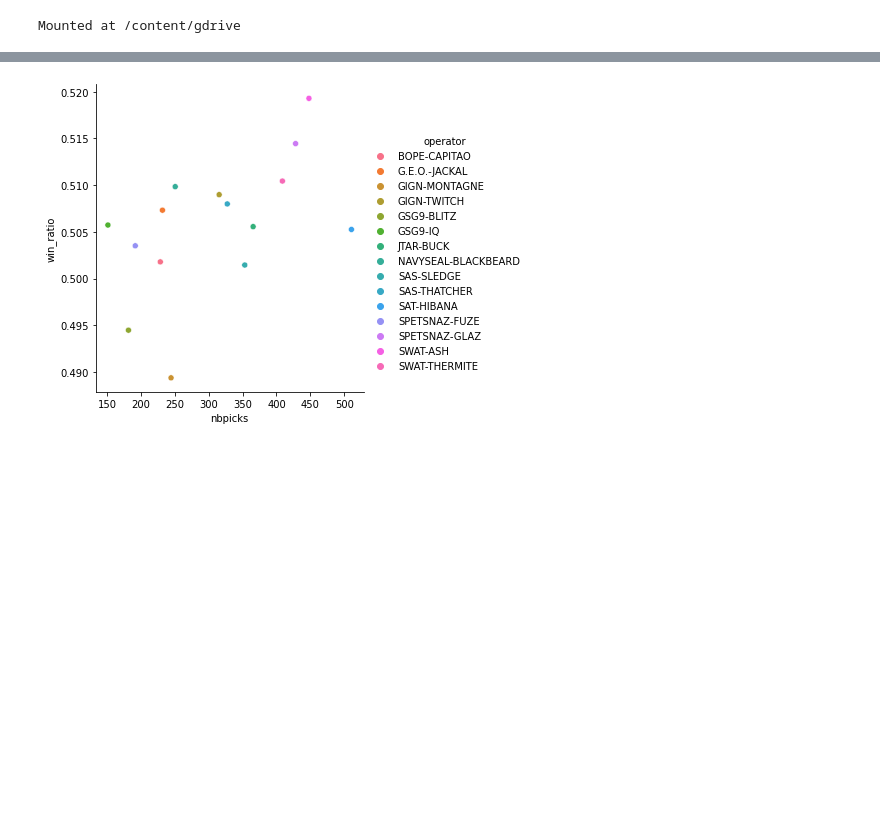
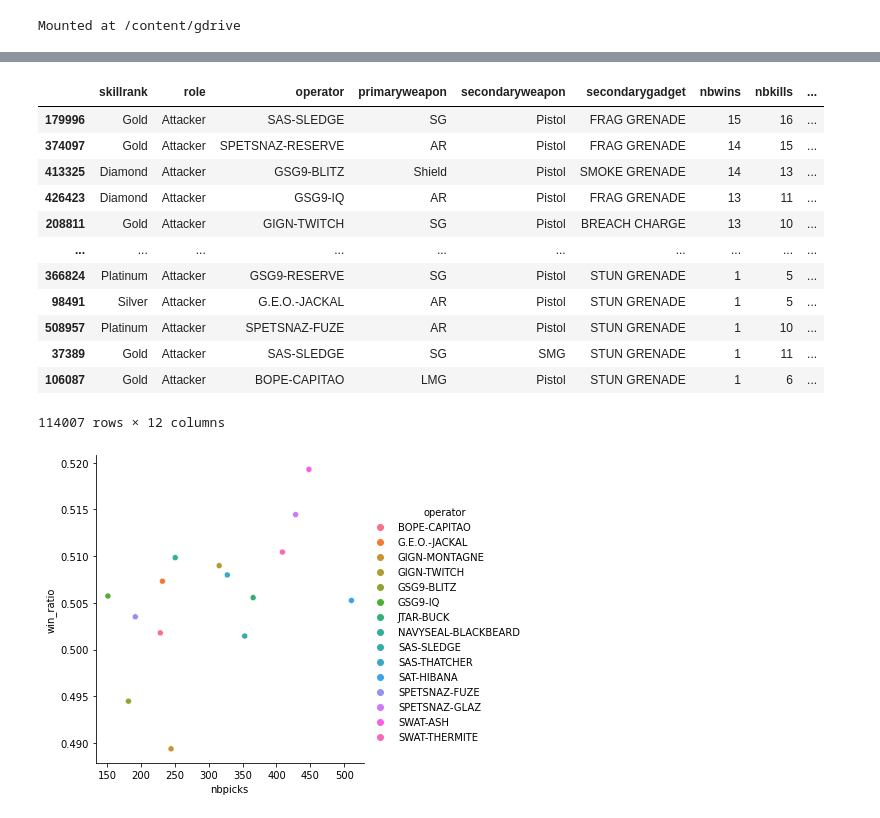
Before and after one commit to Georgia-MAX-holic/R6_data_stduy, a Jupyter notebook: R6_shell.ipynb, the cells around one changed output, grey strips where cells are left out. Saved outputs shown, nothing was run; the diff lists cells and outputs as text; code cells hidden in the pictures; blank space fills up the shorter version.

```diff
--- a/R6_shell.ipynb
+++ b/R6_shell.ipynb
@@ -57,22 +73,25 @@ operators['win_ratio'] = pd.to_numeric(operators['nbwins']) / pd.to_numeric(oper
 # %%
+del_rank = ["Bronze", "Copper", "Unranked"]
 
+for rank in del_rank:
+  operators_del_rank = operators[operators["skillrank"] == rank].index
+  operators = operators.drop(operators_del_rank)
 
-operators_bronze = operators[operators["skillrank"] == "Bronze"].index
-operators_copper = operators[operators["skillrank"] == "Copper"].index
-operators_Unranked = operators[operators["skillrank"] == "Unranked"].index
-
-operators = operators.drop(operators_bronze)
-operators = operators.drop(operators_copper)
-operators = operators.drop(operators_Unranked)
+# 코퍼, 브론즈, 언랭크는 보통 일반적인 플레이를 하지 않아 삭제
 
 ##
-operators_zero = operators[operators["win_ratio"] == 1.0].index
+operators_zero = operators[operators["win_ratio"] == 1.0 ].index
 operators_one = operators[operators["win_ratio"] == 0].index
 
 operators = operators.drop(operators_zero)
 operators = operators.drop(operators_one)
 
-##
+## 승률 1.0과 0는 핵 유저일 가능성이 높음, 삭제
 
 operators = operators.replace([np.inf, -np.inf], np.nan).dropna()
 # 일반인 플레이를 진행하지 않는 언랭크, 카퍼, 브론즈 랭크를 제외
+
+ATT_operators = operators[operators["role"] =="Attacker"] # 공격팀으로 분리
+DEF_operators = operators[operators["role"] =="Defender"] # 수비팀으로 분리
+print(DEF_operators.isna().sum().sort_values()) #결측치 측정
+print(ATT_operators.isna().sum().sort_values())
@@ -90,2 +116,25 @@ ATT_operators_grap=ATT_operators_grap.drop([3,7,10,16,18])
+# %%
+ATT_operators = ATT_operators.sort_values(by='win_ratio' ,ascending=False)
+
+ATT_operators_grap=ATT_operators[["operator","win_ratio","nbpicks"]].sort_values(by='win_ratio' ,ascending=False).groupby(['operator'], as_index=False).mean().drop([3,7,10,16,18])
+DEF_operators_grap=DEF_operators[["operator","win_ratio","nbpicks"]].sort_values(by='win_ratio' ,ascending=False).groupby(['operator'], as_index=False).mean().drop([3,7,11,15,19])
+
+#오퍼레이터별 승률과 픽률에만 관심이 있기에 필요한 데이터만 추출    #오퍼레이터별로 데이터값 정리, 평균값으로 정리  # 즐겜용 캐릭터인 예비군 제거
+
+ATT_operators
+# %% [output]
+|  | skillrank | role | operator | primaryweapon | secondaryweapon | secondarygadget | nbwins | nbkills | ... |
+| 179996 | Gold | Attacker | SAS-SLEDGE | SG | Pistol | FRAG GRENADE | 15 | 16 | ... |
+| 374097 | Gold | Attacker | SPETSNAZ-RESERVE | AR | Pistol | FRAG GRENADE | 14 | 15 | ... |
+| 413325 | Diamond | Attacker | GSG9-BLITZ | Shield | Pistol | SMOKE GRENADE | 14 | 13 | ... |
+| 426423 | Diamond | Attacker | GSG9-IQ | AR | Pistol | FRAG GRENADE | 13 | 11 | ... |
+| 208811 | Gold | Attacker | GIGN-TWITCH | SG | Pistol | BREACH CHARGE | 13 | 10 | ... |
+| ... | ... | ... | ... | ... | ... | ... | ... | ... | ... |
+| 366824 | Platinum | Attacker | GSG9-RESERVE | SG | Pistol | STUN GRENADE | 1 | 5 | ... |
+| 98491 | Silver | Attacker | G.E.O.-JACKAL | AR | Pistol | STUN GRENADE | 1 | 5 | ... |
+| 508957 | Platinum | Attacker | SPETSNAZ-FUZE | AR | Pistol | STUN GRENADE | 1 | 10 | ... |
+| 37389 | Gold | Attacker | SAS-SLEDGE | SG | SMG | STUN GRENADE | 1 | 11 | ... |
+| 106087 | Gold | Attacker | BOPE-CAPITAO | LMG | Pistol | STUN GRENADE | 1 | 6 | ... |
+114007 rows × 12 columns
 # %%
 sns.relplot(x="nbpicks", y="win_ratio", hue="operator", data=ATT_operators_grap)
```
Also changed, not shown: parts of 12 cells of this notebook.
